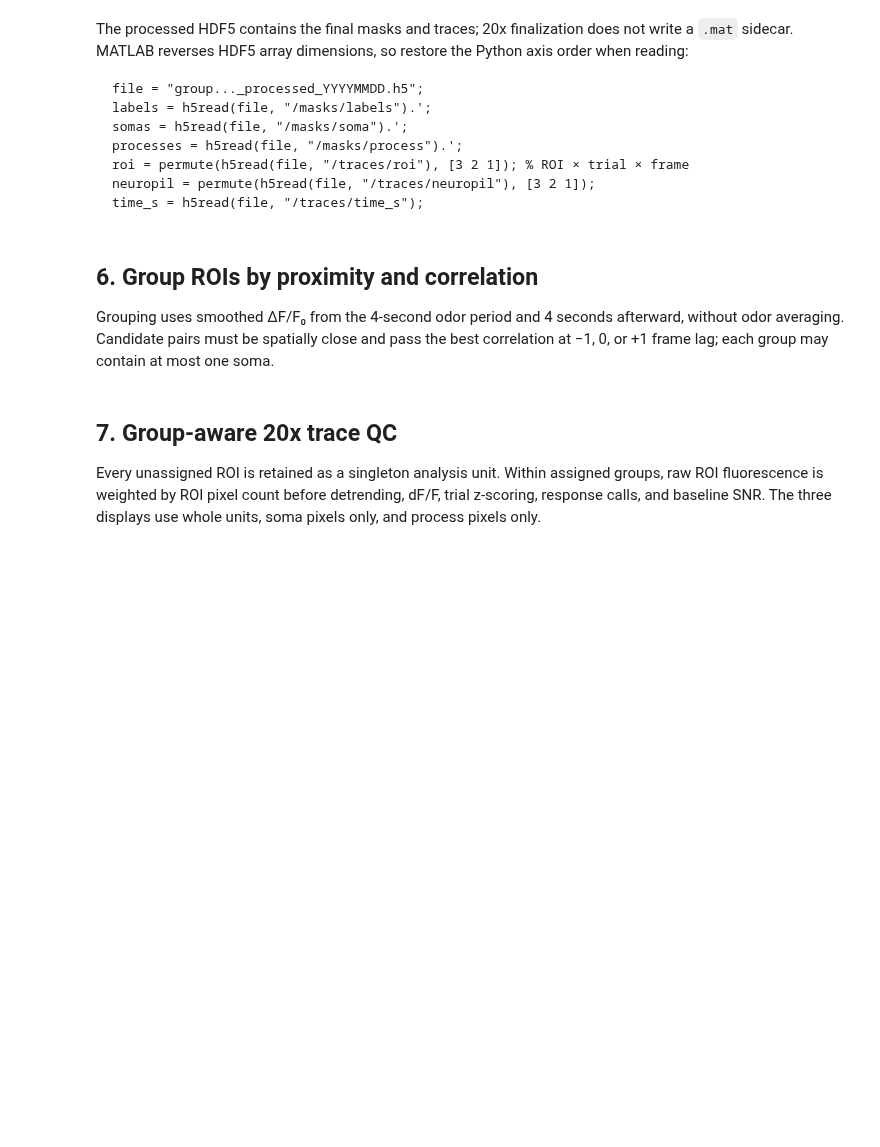
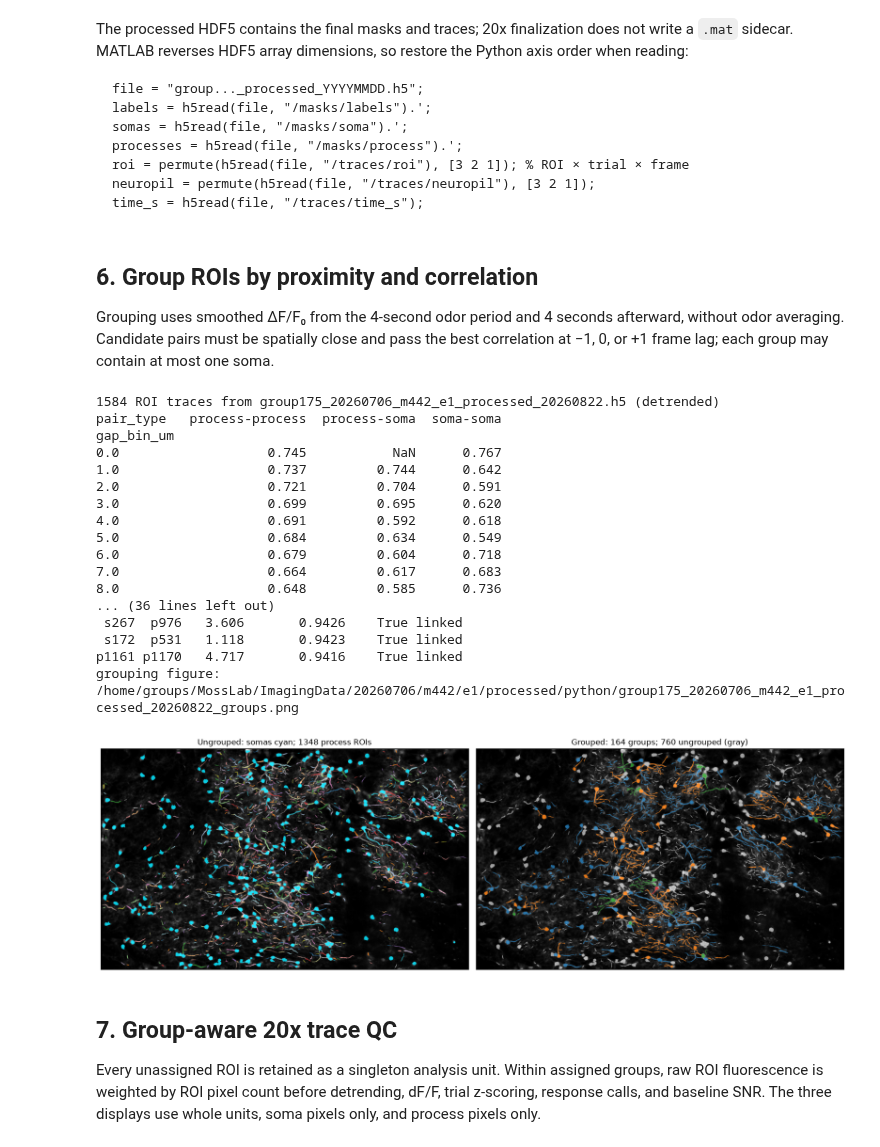
Before and after one commit to lizhanson/ODyn-analysis, a Jupyter notebook: analysis/Stage1_20x_segmentation.ipynb, the cells around one changed output. Saved outputs shown, nothing was run; the diff lists cells and outputs as text; code cells hidden in the pictures; blank space fills up the shorter version.

```diff
--- a/analysis/Stage1_20x_segmentation.ipynb
+++ b/analysis/Stage1_20x_segmentation.ipynb
@@ -316,7 +329,7 @@ from analysis.seg_20x.grouping import (
     roi_index_image, traces_from_round,
 )
 
-GROUPING = {'max_gap_um': 8.0, 'min_correlation': 0.40, 'max_lag_frames': 1}
+GROUPING = {'max_gap_um': 8.0, 'min_correlation': 0.75, 'max_lag_frames': 1}
 
 round_h5 = sorted(session.output_dir.glob(f'group{GROUP_ID}_*_processed_*.h5'))[-1]
 parameters = read_session(round_h5)['attrs']['parameters_json']
@@ -386,33 +399,52 @@ for left, right in near_pairs:
 
 color_index = {}
 for group_id in sorted(group_ids, key=lambda value: (-len(neighbors[value]), repr(value))):
     used = {color_index[other] for other in neighbors[group_id] if other in color_index}
     color_index[group_id] = next(index for index in range(len(palette)) if index not in used)
 
 grouped_rgba = np.zeros((*soma_labels.shape, 4), dtype=float)
 for key in roi_keys:
     group_id = groups.get(key)
     color = ((0.7, 0.7, 0.7, 1.0) if group_id is None
              else palette[color_index[group_id]])
     grouped_rgba[pixels_for(key)] = (*color[:3], alpha)
 
 structural = reference['structural']
 lo, hi = np.percentile(structural[np.isfinite(structural)], (1, 99.5))
 fig, axes = plt.subplots(1, 2, figsize=(16, 7), constrained_layout=True)
 for ax, overlay, title in (
     (axes[0], ungrouped_rgba,
      f'Ungrouped: somas cyan; {len(process_keys)} process ROIs'),
     (axes[1], grouped_rgba,
      f'Grouped: {len(group_ids)} groups; '
      f'{len(roi_keys) - len(groups)} ungrouped (gray)'),
 ):
     ax.imshow(structural, cmap='gray', vmin=lo, vmax=hi)
     ax.imshow(overlay)
     ax.set(title=title, xticks=[], yticks=[])
 
 group_figure = round_h5.with_name(round_h5.stem + '_groups.png')
 fig.savefig(group_figure, dpi=160, bbox_inches='tight')
 print(f'grouping figure: {group_figure}')
+# %% [output]
+1584 ROI traces from group175_20260706_m442_e1_processed_20260822.h5 (detrended)
+pair_type   process-process  process-soma  soma-soma
+gap_bin_um
+0.0                   0.745           NaN      0.767
+1.0                   0.737         0.744      0.642
+2.0                   0.721         0.704      0.591
+3.0                   0.699         0.695      0.620
+4.0                   0.691         0.592      0.618
+5.0                   0.684         0.634      0.549
+6.0                   0.679         0.604      0.718
+7.0                   0.664         0.617      0.683
+8.0                   0.648         0.585      0.736
+... (36 lines left out)
+ s267  p976   3.606       0.9426    True linked
+ s172  p531   1.118       0.9423    True linked
+p1161 p1170   4.717       0.9416    True linked
+grouping figure: /home/groups/MossLab/ImagingData/20260706/m442/e1/processed/python/group175_20260706_m442_e1_processed_20260822_groups.png
+[figure, added]
 # %% [markdown]
 ## 7. Group-aware 20x trace QC
 
```
Also changed, not shown: parts of 4 cells of this notebook, 1 other file.
